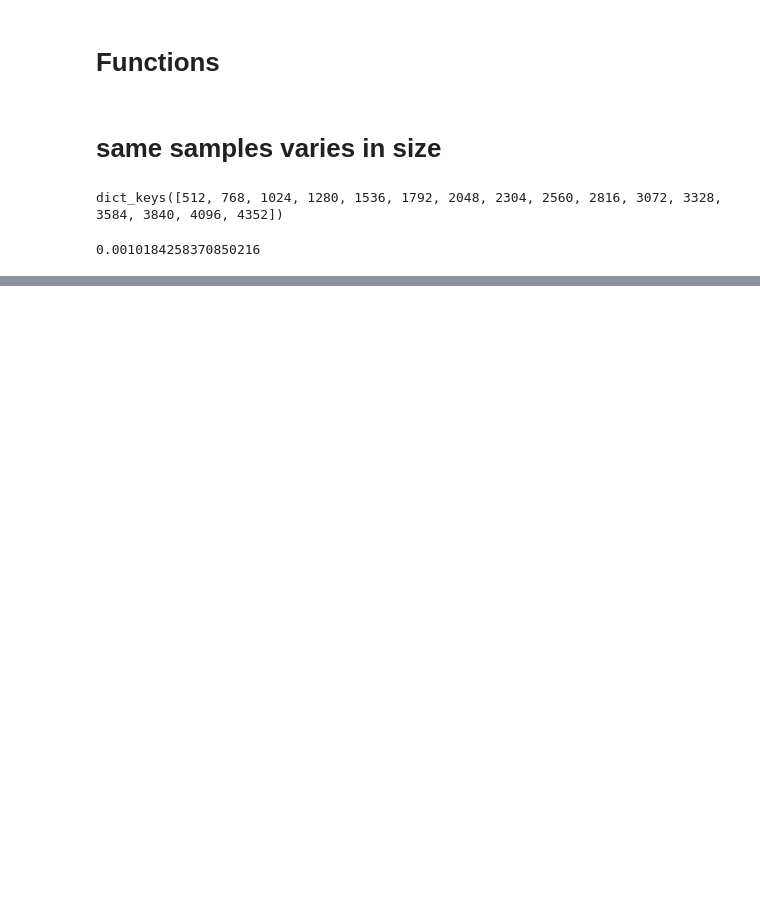
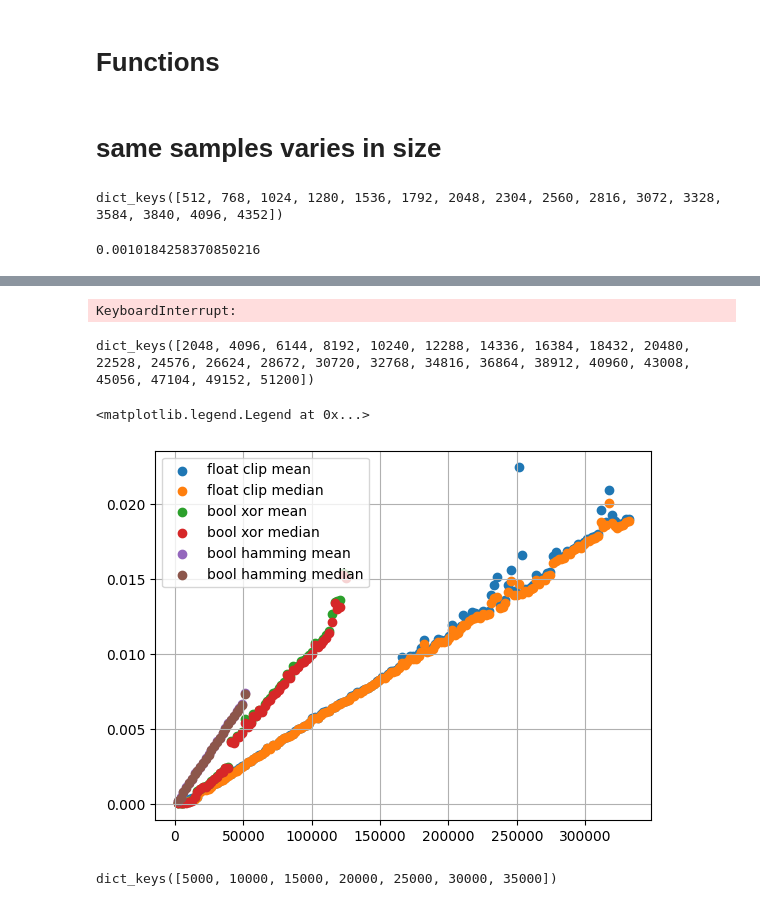
Before and after one commit to DableUTeeF/where_is_this, a Jupyter notebook: speedmeasurement.ipynb, the cells around one changed output, grey strips where cells are left out. Drawn from its saved outputs; the diff is of its cells as text; code cells hidden in the pictures; blank space fills up the shorter version.

```diff
--- a/speedmeasurement.ipynb
+++ b/speedmeasurement.ipynb
@@ -184,0 +184,60 @@ dict_keys([5000, 10000, 15000, 20000, 25000, 30000, 35000])
+# %%
+
+def uint8(b, bits=8):
+    mask = 2 ** torch.arange(bits - 1, -1, -1).to(b.device, b.dtype)
+    return torch.sum(mask * b, -1)
+
+c_times = {}
+for i in range(162):
+    csize = 2048+i*2048
+    c_times[csize] = []
+    bc = torch.rand((csize, 1024)) > 0.5
+    bc = uint8(bc.reshape(csize, 128, 8))
+    for j in range(2010):
+        ac = uint8(torch.rand((1, 128, 8)) > 0.5)
+        t = time.time()
+        HAMMING_DISTANCE_TORCH[ac, bc]
+        c_times[csize].append(time.time() - t)
+# %% [output]
+KeyboardInterrupt:
+# %%
+c_times.keys()
+# %% [output]
+dict_keys([2048, 4096, 6144, 8192, 10240, 12288, 14336, 16384, 18432, 20480, 22528, 24576, 26624, 28672, 30720, 32768, 34816, 36864, 38912, 40960, 43008, 45056, 47104, 49152, 51200])
+# %%
+ax = []
+aymean = []
+aymedian = []
+for asize in a_times:
+    ax.append(asize)
+    aymedian.append(np.median(a_times[asize]))
+    aymean.append(np.mean(a_times[asize]))
+bx = []
+bymedian = []
+bymean = []
+for bsize in b_times:
+    bx.append(bsize)
+    bymedian.append(np.median(b_times[bsize]))
+    bymean.append(np.mean(b_times[bsize]))
+cx = []
+cymedian = []
+cymean = []
+for csize in c_times:
+    cx.append(csize)
+    cymedian.append(np.median(c_times[csize]))
+    cymean.append(np.mean(c_times[csize]))
+plt.scatter(ax, aymean, label='float clip mean')
+plt.scatter(ax, aymedian, label='float clip median')
+plt.scatter(bx, bymean, label='bool xor mean')
+plt.scatter(bx, bymedian, label='bool xor median')
+plt.scatter(cx, cymean, label='bool hamming mean')
+plt.scatter(cx, cymedian, label='bool hamming median')
+plt.grid()
+plt.legend(loc="upper left")
+# %% [output]
+<matplotlib.legend.Legend at 0x...>
+[figure, added]
+# %%
+b_times.keys()
+# %% [output]
+dict_keys([5000, 10000, 15000, 20000, 25000, 30000, 35000])
```
Also changed, not shown: parts of 16 cells of this notebook, 1 other file.
